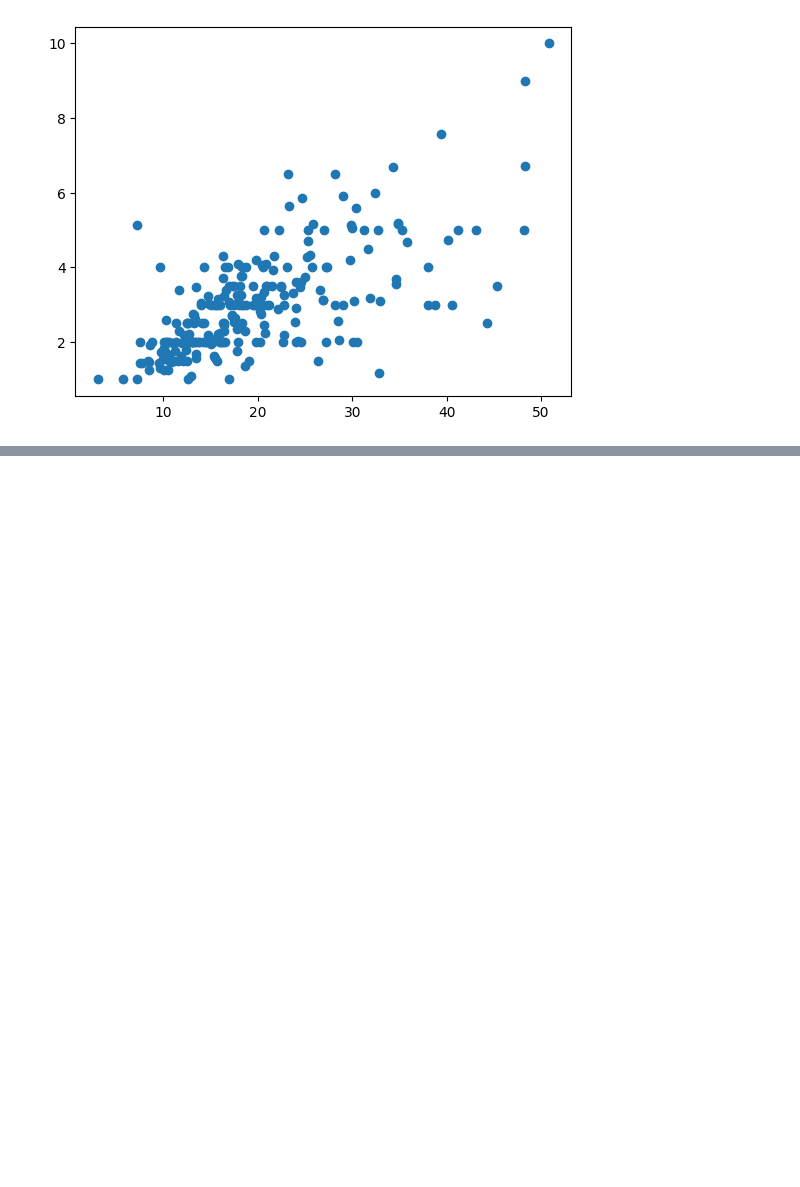
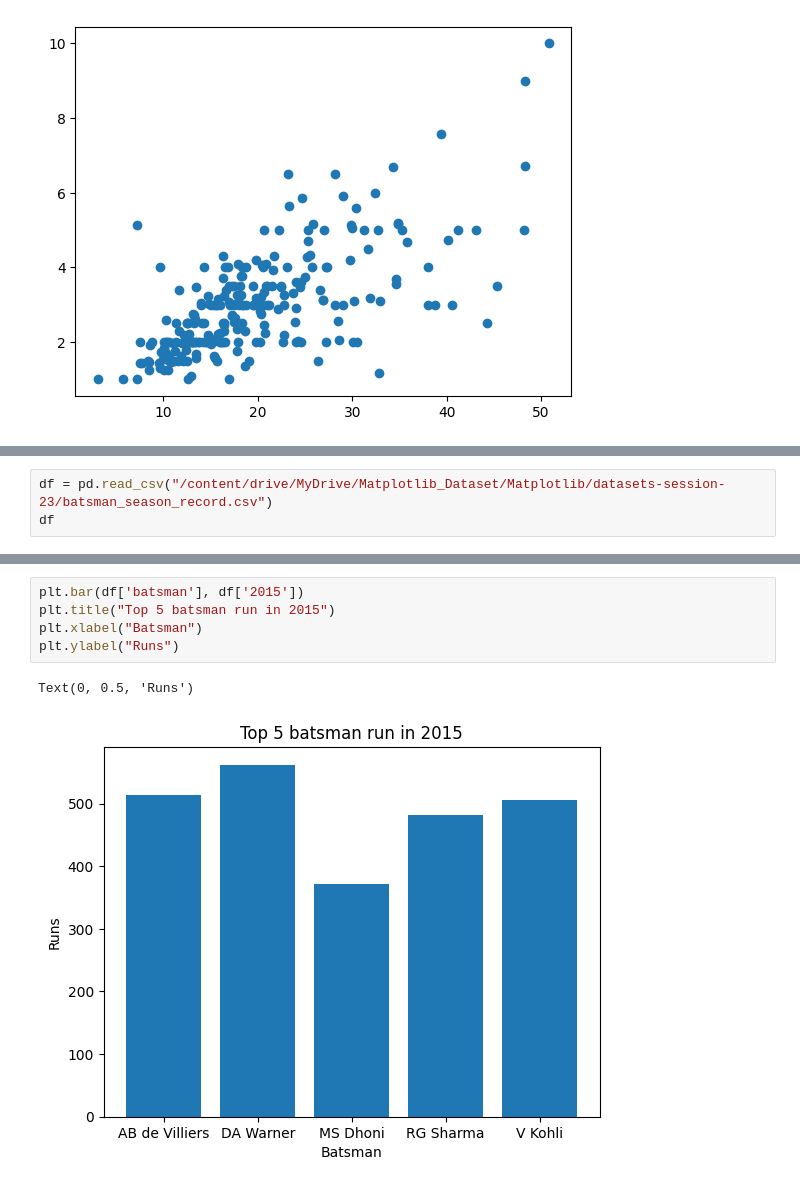
Before and after one commit to abdullah-621/Matplotlib, a Jupyter notebook: Matplotlib_part1.ipynb, the cells around one changed output, grey strips where cells are left out. Drawn from its saved outputs; the diff is of its cells as text; blank space fills up the shorter version.

```diff
--- a/Matplotlib_part1.ipynb
+++ b/Matplotlib_part1.ipynb
@@ -189,0 +210,3 @@ plt.plot(tips['total_bill'], tips['tip'], 'o')
+# %%
+df = pd.read_csv("/content/drive/MyDrive/Matplotlib_Dataset/Matplotlib/datasets-session-23/batsman_season_record.csv")
+df
@@ -189,0 +220,8 @@ plt.plot(tips['total_bill'], tips['tip'], 'o')
+# %%
+plt.bar(df['batsman'], df['2015'])
+plt.title("Top 5 batsman run in 2015")
+plt.xlabel("Batsman")
+plt.ylabel("Runs")
+# %% [output]
+Text(0, 0.5, 'Runs')
+[figure, added]
```
Also changed, not shown: parts of 27 cells of this notebook.
